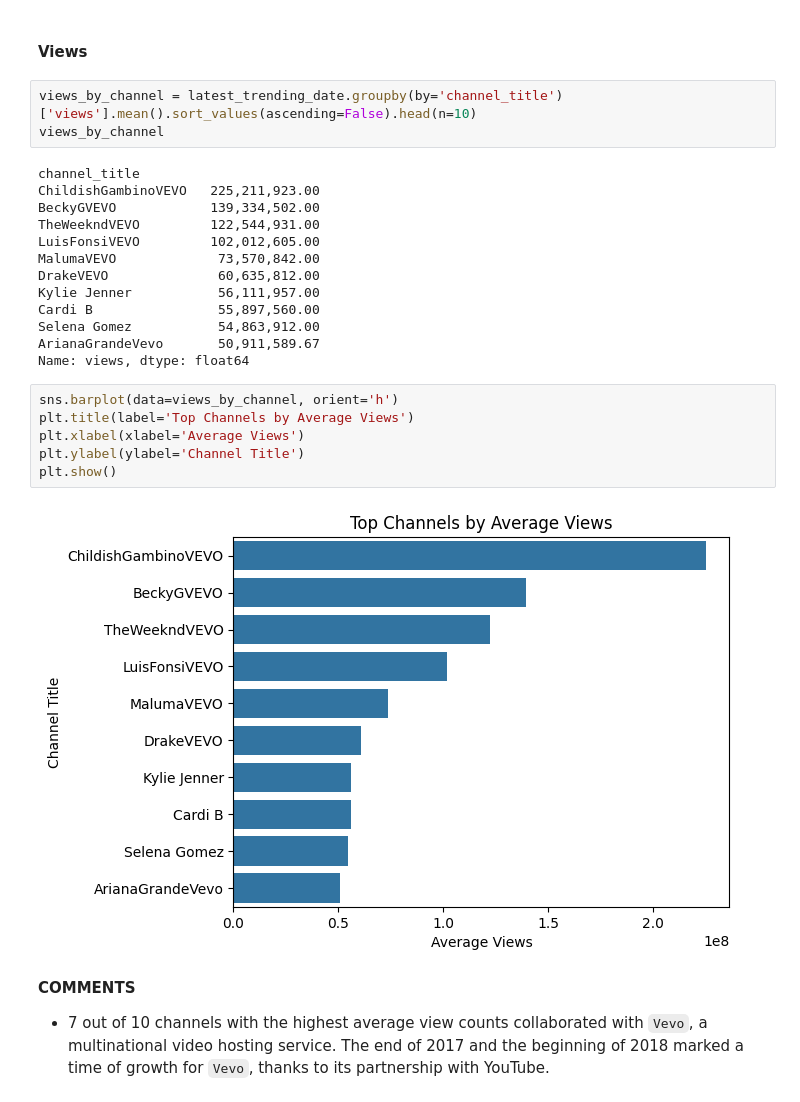
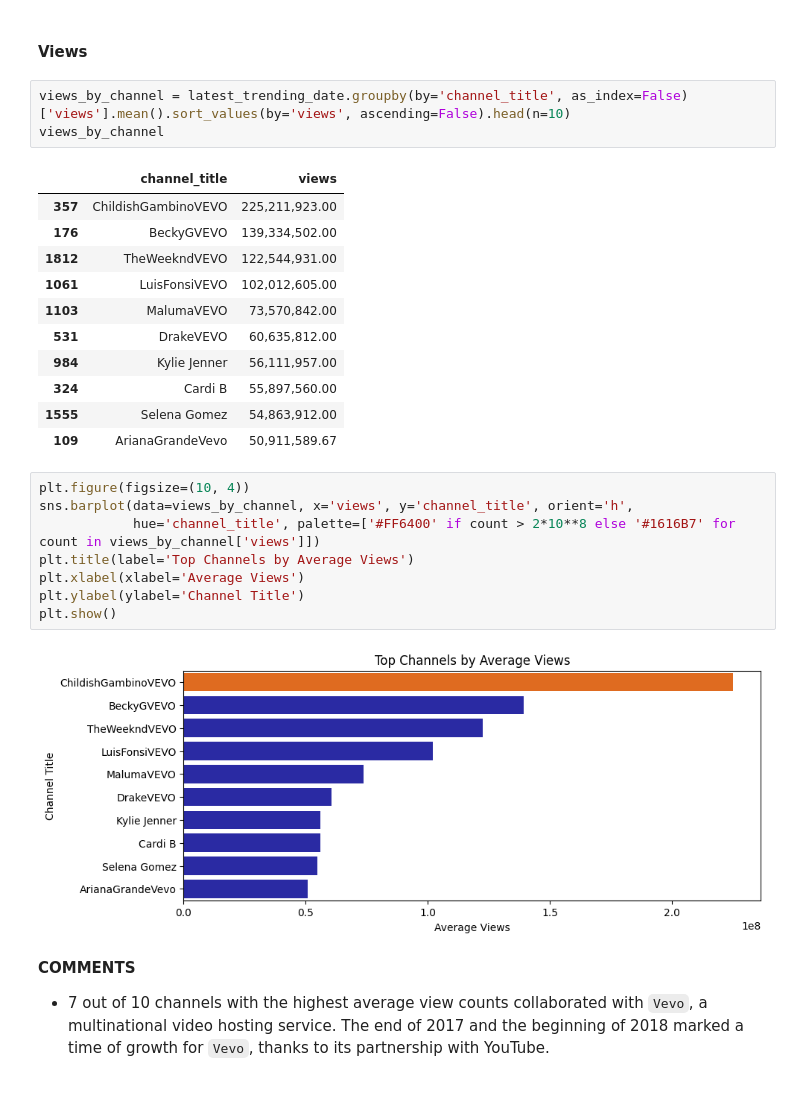
Before and after one commit to 0Nguyen0Cong0Tuan0/DS_Programming, a Jupyter notebook: src.ipynb, the cells around one changed output. Saved outputs shown, nothing was run; the diff lists cells and outputs as text.

```diff
--- a/src.ipynb
+++ b/src.ipynb
@@ -538,29 +533,30 @@ latest_trending_date = latest_trending_date.merge(right=us_videos, on=['video_id
 # %% [markdown]
 #### **Views**
 # %%
-views_by_channel = latest_trending_date.groupby(by='channel_title')['views'].mean().sort_values(ascending=False).head(n=10)
+views_by_channel = latest_trending_date.groupby(by='channel_title', as_index=False)['views'].mean().sort_values(by='views', ascending=False).head(n=10)
 views_by_channel
 # %% [output]
-channel_title
-ChildishGambinoVEVO   225,211,923.00
-BeckyGVEVO            139,334,502.00
-TheWeekndVEVO         122,544,931.00
-LuisFonsiVEVO         102,012,605.00
-MalumaVEVO             73,570,842.00
-DrakeVEVO              60,635,812.00
-Kylie Jenner           56,111,957.00
-Cardi B                55,897,560.00
-Selena Gomez           54,863,912.00
-ArianaGrandeVevo       50,911,589.67
-Name: views, dtype: float64
+|  | channel_title | views |
+| 357 | ChildishGambinoVEVO | 225,211,923.00 |
+| 176 | BeckyGVEVO | 139,334,502.00 |
+| 1812 | TheWeekndVEVO | 122,544,931.00 |
+| 1061 | LuisFonsiVEVO | 102,012,605.00 |
+| 1103 | MalumaVEVO | 73,570,842.00 |
+| 531 | DrakeVEVO | 60,635,812.00 |
+| 984 | Kylie Jenner | 56,111,957.00 |
+| 324 | Cardi B | 55,897,560.00 |
+| 1555 | Selena Gomez | 54,863,912.00 |
+| 109 | ArianaGrandeVevo | 50,911,589.67 |
 # %%
-sns.barplot(data=views_by_channel, orient='h')
+plt.figure(figsize=(10, 4))
+sns.barplot(data=views_by_channel, x='views', y='channel_title', orient='h',
+            hue='channel_title', palette=['#FF6400' if count > 2*10**8 else '#1616B7' for count in views_by_channel['views']])
 plt.title(label='Top Channels by Average Views')
 plt.xlabel(xlabel='Average Views')
 plt.ylabel(ylabel='Channel Title')
 plt.show()
 # %% [output]
-[figure, old version]
+[figure, new version]
 # %% [markdown]
 **COMMENTS**
 - 7 out of 10 channels with the highest average view counts collaborated with `Vevo`, a multinational video hosting service. The end of 2017 and the beginning of 2018 marked a time of growth for `Vevo`, thanks to its partnership with YouTube.
```
Also changed, not shown: parts of 51 cells of this notebook.
